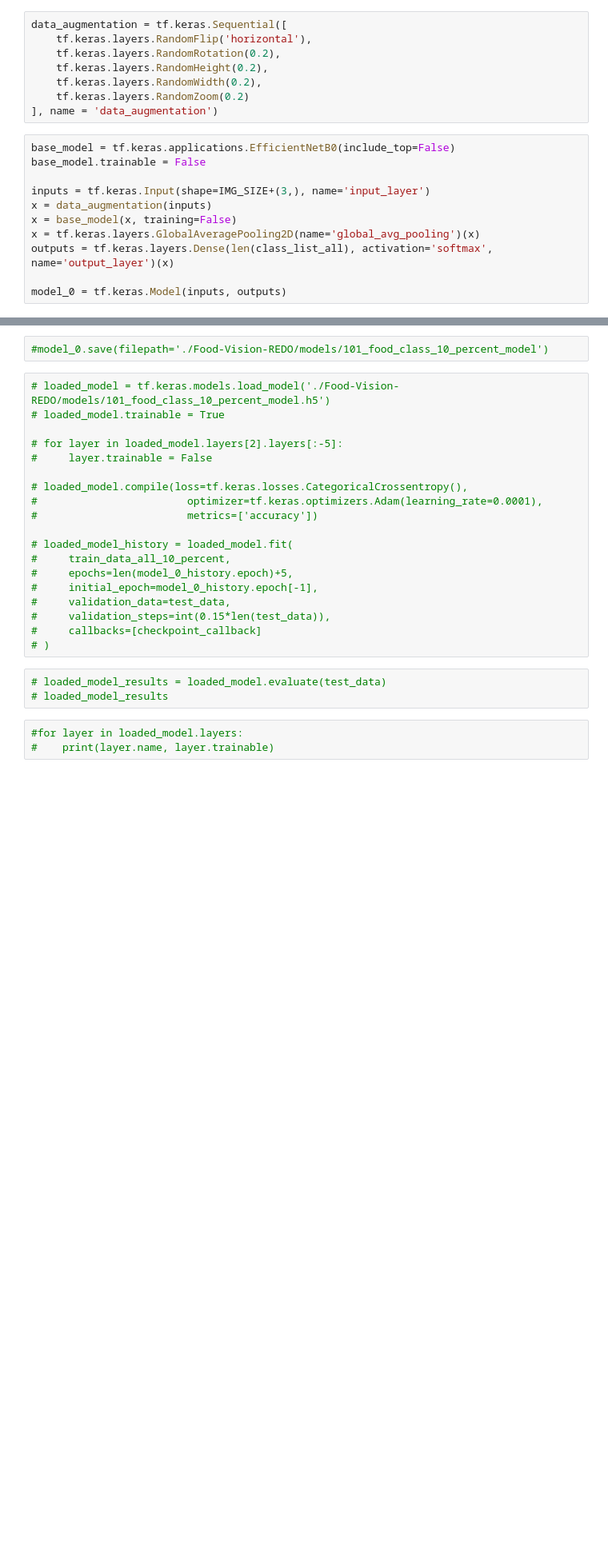
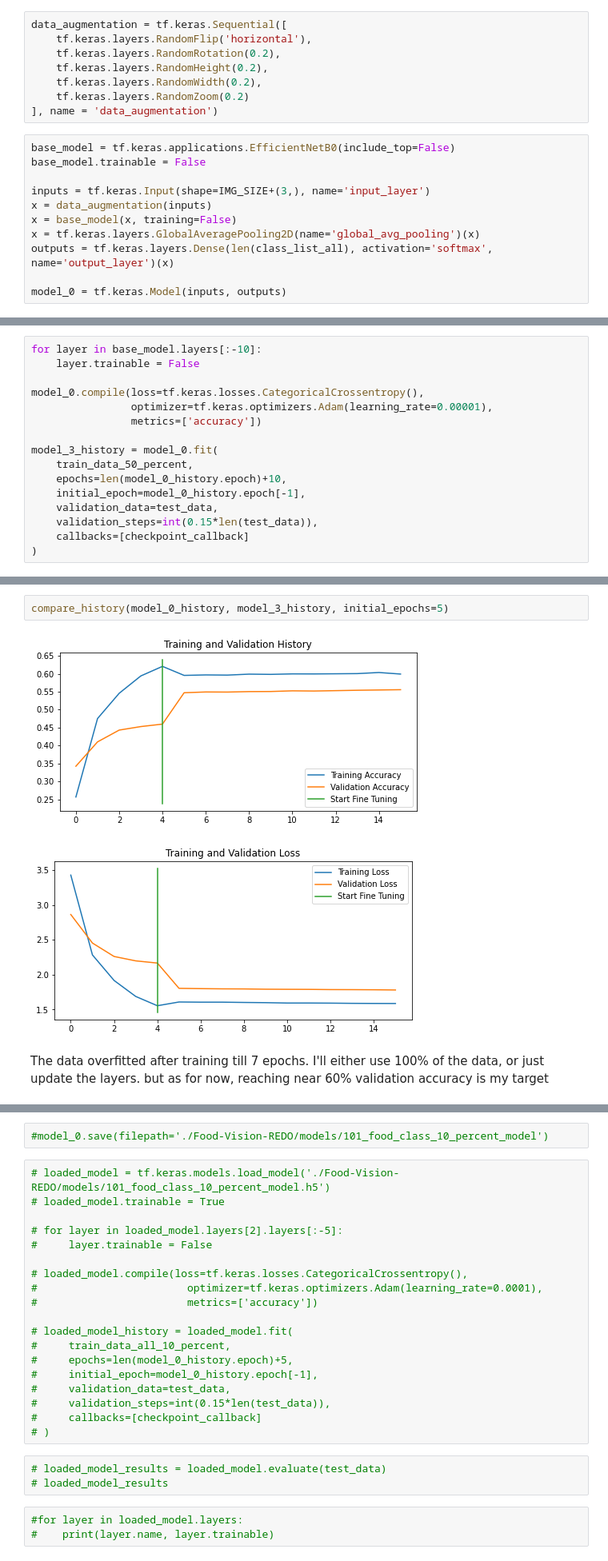
Before and after one commit to jjaimwork/CNN-Computer-Vision-Food-Vision-From-Scratch, a Jupyter notebook: CNN - Scaling Up to 101 Classes.ipynb, the cells around one changed output, grey strips where cells are left out. Shown at 80% size. Saved outputs shown, nothing was run; the diff lists cells and outputs as text; blank space fills up the shorter version.

```diff
--- a/CNN - Scaling Up to 101 Classes.ipynb
+++ b/CNN - Scaling Up to 101 Classes.ipynb
@@ -216,0 +465,16 @@ saving a model compiled with regular .tf file isn't working and causes an error
+# %%
+for layer in base_model.layers[:-10]:
+    layer.trainable = False
+
+model_0.compile(loss=tf.keras.losses.CategoricalCrossentropy(),
+                optimizer=tf.keras.optimizers.Adam(learning_rate=0.00001),
+                metrics=['accuracy'])
+
+model_3_history = model_0.fit(
+    train_data_50_percent,
+    epochs=len(model_0_history.epoch)+10,
+    initial_epoch=model_0_history.epoch[-1],
+    validation_data=test_data,
+    validation_steps=int(0.15*len(test_data)),
+    callbacks=[checkpoint_callback]
+)
@@ -216,0 +503,9 @@ saving a model compiled with regular .tf file isn't working and causes an error
+# %%
+compare_history(model_0_history, model_3_history, initial_epochs=5)
+# %% [output]
+[figure, added]
+[figure, added]
+# %% [markdown]
+The data overfitted after training till 7 epochs.
+I'll either use 100% of the data, or just update the layers.
+but as for now, reaching near 60% validation accuracy is my target
```
Also changed, not shown: parts of 60 cells of this notebook, 1 other file.
